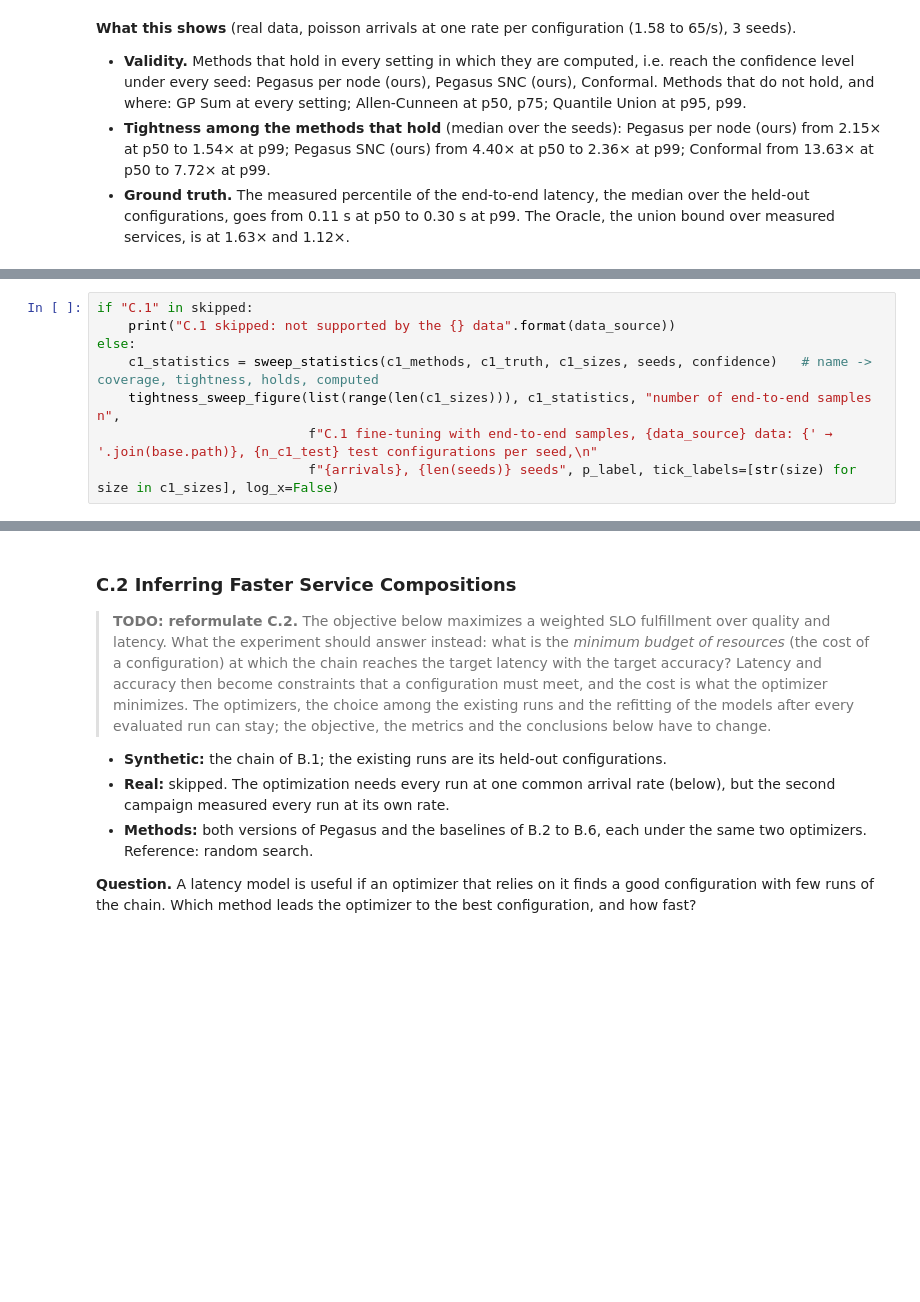
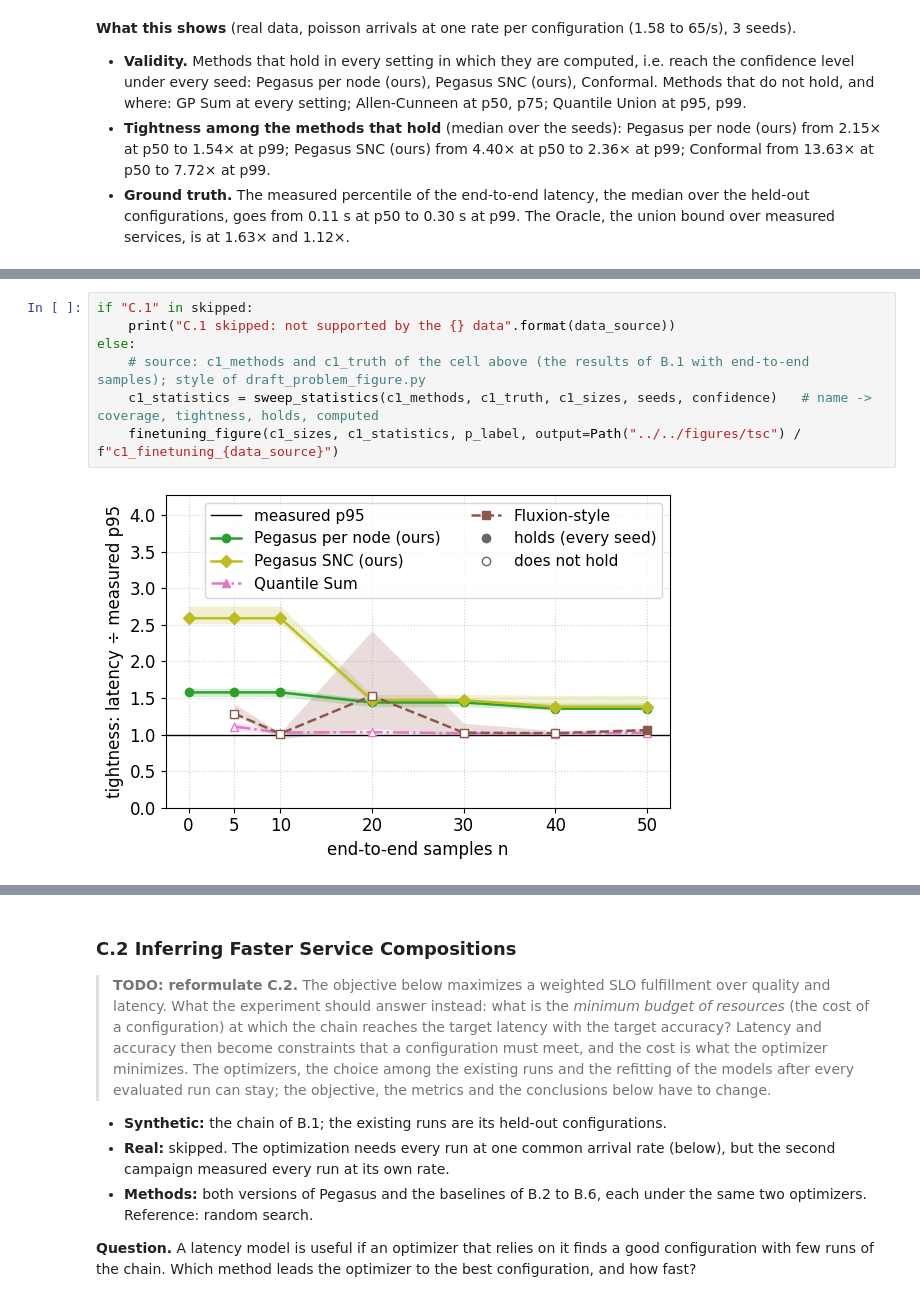
Before and after one commit to borissedlak/composable-autonomous-offerings, a Jupyter notebook: notebooks/tsc/2_evaluation.ipynb, the cells around one changed output, grey strips where cells are left out. Saved outputs shown, nothing was run; the diff lists cells and outputs as text; blank space fills up the shorter version.

```diff
--- a/notebooks/tsc/2_evaluation.ipynb
+++ b/notebooks/tsc/2_evaluation.ipynb
@@ -1383,11 +1386,12 @@ else:
 # %%
 if "C.1" in skipped:
     print("C.1 skipped: not supported by the {} data".format(data_source))
 else:
+    # source: c1_methods and c1_truth of the cell above (the results of B.1 with end-to-end samples); style of draft_problem_figure.py
     c1_statistics = sweep_statistics(c1_methods, c1_truth, c1_sizes, seeds, confidence)   # name -> coverage, tightness, holds, computed
-    tightness_sweep_figure(list(range(len(c1_sizes))), c1_statistics, "number of end-to-end samples n",
-                           f"C.1 fine-tuning with end-to-end samples, {data_source} data: {' → '.join(base.path)}, {n_c1_test} test configurations per seed,\n"
-                           f"{arrivals}, {len(seeds)} seeds", p_label, tick_labels=[str(size) for size in c1_sizes], log_x=False)
+    finetuning_figure(c1_sizes, c1_statistics, p_label, output=Path("../../figures/tsc") / f"c1_finetuning_{data_source}")
+# %% [output]
+[figure, added]
 # %%
 if "C.1" in skipped:
     print("C.1 skipped: not supported by the {} data".format(data_source))
```
Also changed, not shown: parts of 6 cells of this notebook, 2 other files.
